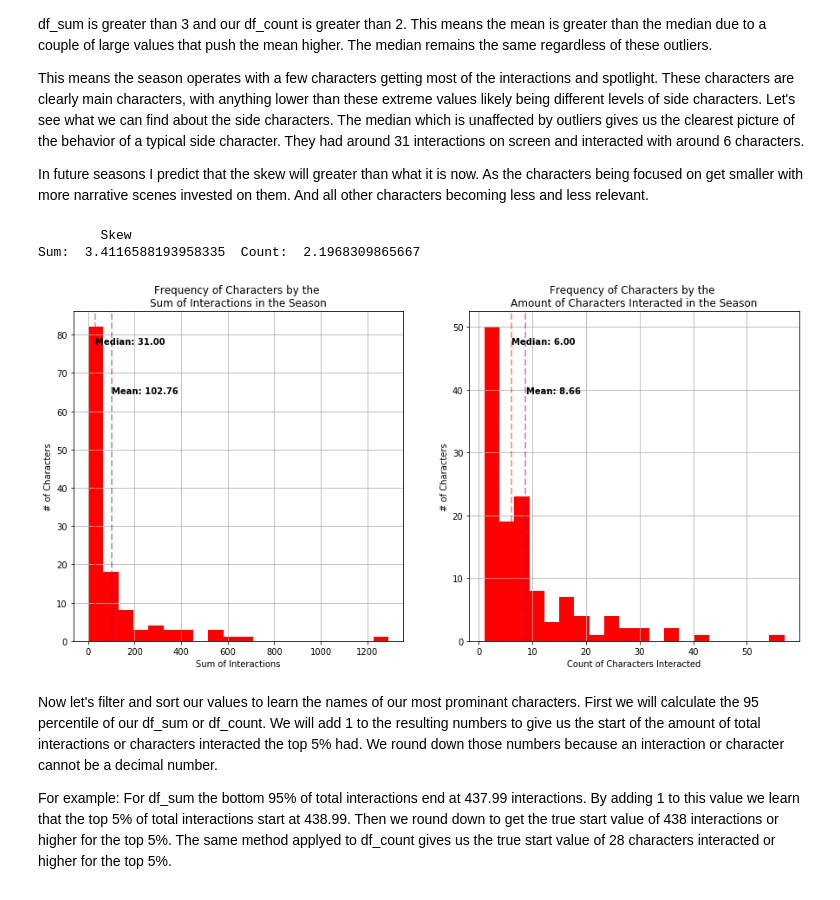
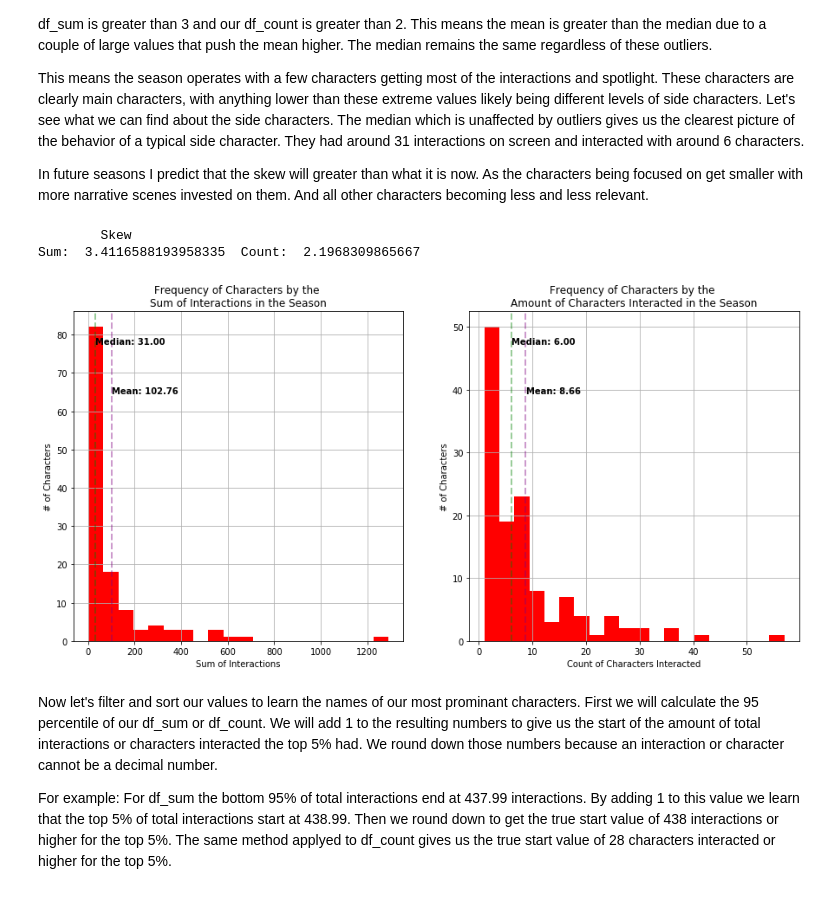
Before and after one commit to ChadAdam/Network-Analysis, a Jupyter notebook: Network_Analysis-Exploratory.ipynb, the cells around one changed output. Drawn from its saved outputs; the diff is of its cells as text; code cells hidden in the pictures.

```diff
--- a/Network_Analysis-Exploratory.ipynb
+++ b/Network_Analysis-Exploratory.ipynb
@@ -112,36 +112,36 @@ In future seasons I predict that the skew will greater than what it is now. As t
 print('\tSkew\nSum: ', skew(df_sum),' Count: ', skew(df_count))
 
 
 #Create a histograph to see the distribution of the Sum and Count dataframes
 
 plt.subplot(121)
 plt.title('Frequency of Characters by the \nSum of Interactions in the Season')
 df_sum.hist(figsize=(15, 7), bins=20)
 plt.axvline(df_sum.mean(), color='purple', linestyle='dashed', linewidth=2, alpha=.4)
-plt.axvline(df_sum.median(), color='red', linestyle='dashed', linewidth=2, alpha=.4)
+plt.axvline(df_sum.median(), color='green', linestyle='dashed', linewidth=2, alpha=.4)
 plt.ylabel('# of Characters')
 plt.xlabel('Sum of Interactions')
 _, max_ = plt.ylim()
 plt.text(df_sum.mean() + df_sum.mean()*.01, max_ - max_*.25, 'Mean: {:.2f}'.format(df_sum.mean()), weight='bold')
 plt.text(df_sum.median() + df_sum.median()*.01 , max_-max_*.1 ,'Median: {:.2f}'.format(df_sum.median()), weight='bold')
 
 
 
 plt.subplot(122)
 plt.title('Frequency of Characters by the \nAmount of Characters Interacted in the Season')
 df_count.hist(figsize=(15, 7), bins=20)
 plt.axvline(df_count.mean(), color='purple', linestyle='dashed', linewidth=2, alpha=.4)
-plt.axvline(df_count.median(), color='red', linestyle='dashed', linewidth=2, alpha=.4)
+plt.axvline(df_count.median(), color='green', linestyle='dashed', linewidth=2, alpha=.4)
 plt.ylabel('# of Characters')
 plt.xlabel('Count of Characters Interacted')
 _, max_ = plt.ylim()
 plt.text(df_count.mean() + df_count.mean()*.01, max_ - max_*.25, 'Mean: {:.2f}'.format(df_count.mean()), weight='bold')
 plt.text(df_count.median() + df_count.median()*.01 , max_-max_*.1 ,'Median: {:.2f}'.format(df_count.median()), weight='bold')
 plt.show()
 # %% [output]
         Skew
 Sum:  3.4116588193958335  Count:  2.1968309865667
-[figure, old version]
+[figure, new version]
 # %% [markdown]
 Now let's filter and sort our values to learn the names of our most prominant characters.  First we will calculate the 95 percentile of our df_sum or df_count. We will add 1 to the resulting numbers to give us the start of the amount of total interactions or characters interacted the top 5% had. We round down those numbers because an interaction or character cannot be a decimal number.
 
```
Also changed, not shown: parts of 3 cells of this notebook.
